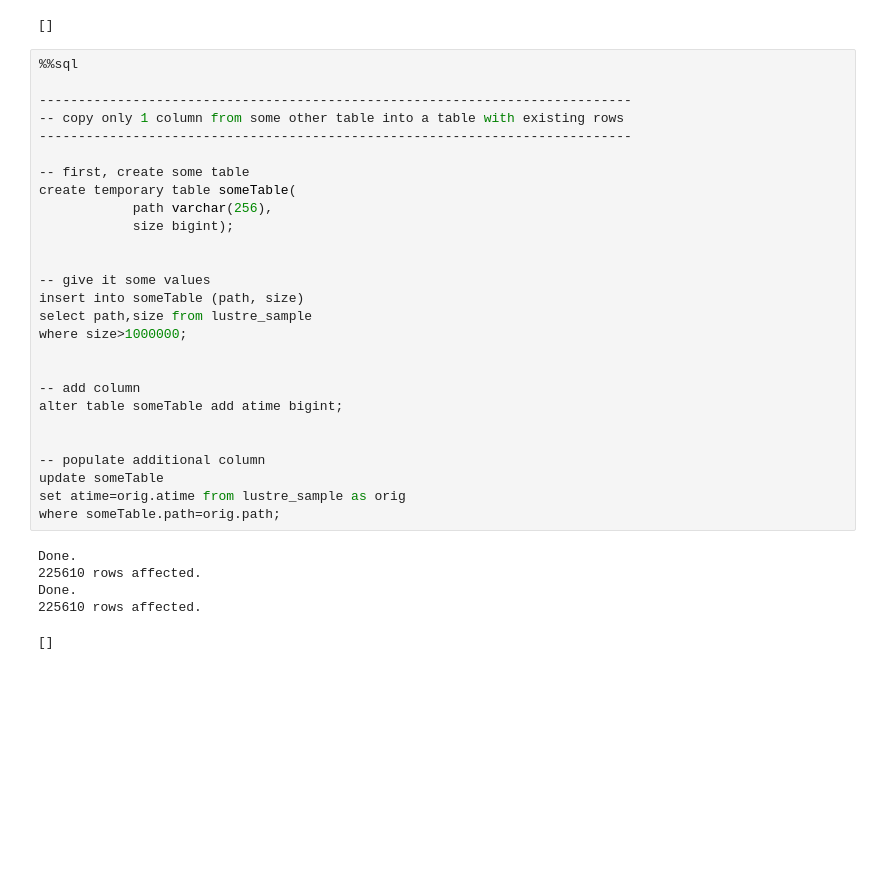
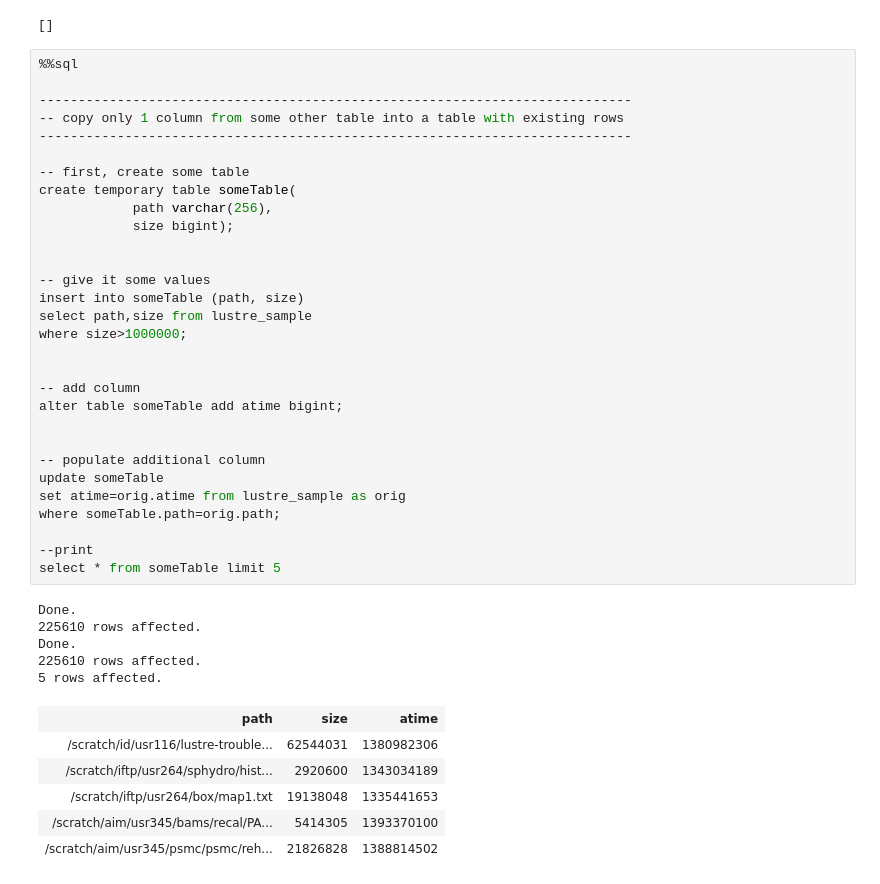
Before and after one commit to mladenivkovic/esc403, a Jupyter notebook: Notes/SQL notes.ipynb, the cells around one changed output. Drawn from its saved outputs; the diff is of its cells as text; blank space fills up the shorter version.

```diff
--- a/Notes/SQL notes.ipynb
+++ b/Notes/SQL notes.ipynb
@@ -333,31 +382,40 @@ Done.
 
 ----------------------------------------------------------------------------
 -- copy only 1 column from some other table into a table with existing rows
 ----------------------------------------------------------------------------
 
 -- first, create some table
 create temporary table someTable(
             path varchar(256),
             size bigint);
 
 
 -- give it some values
 insert into someTable (path, size)
 select path,size from lustre_sample
 where size>1000000;
 
 
 -- add column
 alter table someTable add atime bigint;
 
 
 -- populate additional column
 update someTable
 set atime=orig.atime from lustre_sample as orig
 where someTable.path=orig.path;
+
+--print
+select * from someTable limit 5
 # %% [output]
 Done.
 225610 rows affected.
 Done.
 225610 rows affected.
+5 rows affected.
-[]
+| path | size | atime |
+| /scratch/id/usr116/lustre-trouble... | 62544031 | 1380982306 |
+| /scratch/iftp/usr264/sphydro/hist... | 2920600 | 1343034189 |
+| /scratch/iftp/usr264/box/map1.txt | 19138048 | 1335441653 |
+| /scratch/aim/usr345/bams/recal/PA... | 5414305 | 1393370100 |
+| /scratch/aim/usr345/psmc/psmc/reh... | 21826828 | 1388814502 |
```
Also changed, not shown: parts of 44 cells of this notebook.
